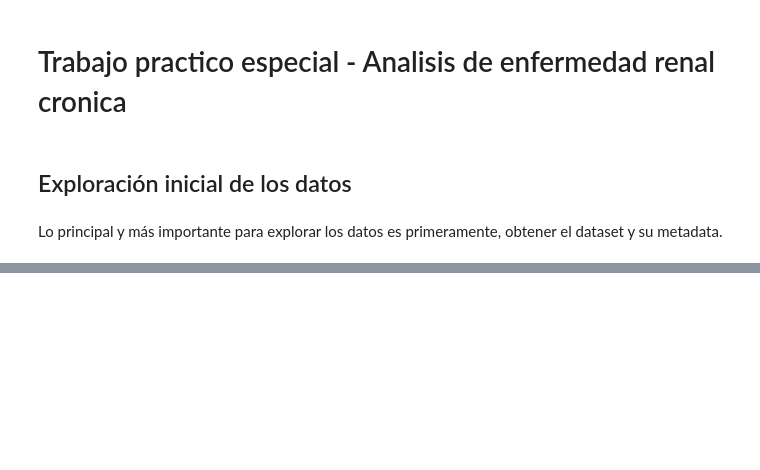
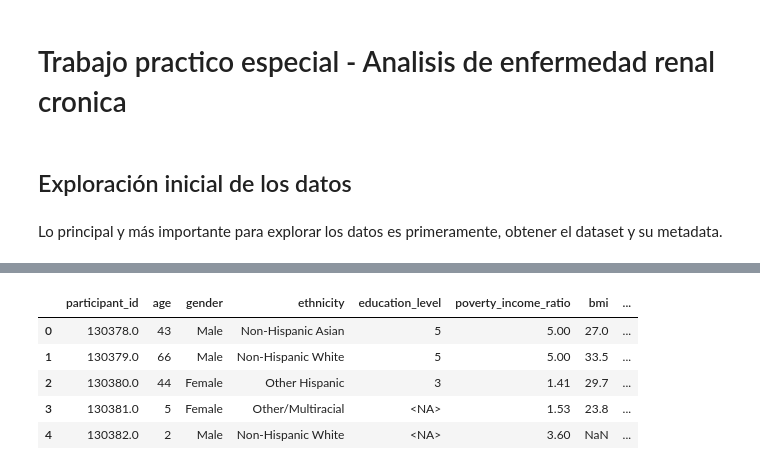
Before and after one commit to tomasgenco/TPE_C_DATOS, a Jupyter notebook: tpe_enfermedad_renal.ipynb, the cells around one changed output, grey strips where cells are left out. Cells and saved outputs as stored; diff of their text form; code cells hidden in the pictures; blank space fills up the shorter version.

```diff
--- a/tpe_enfermedad_renal.ipynb
+++ b/tpe_enfermedad_renal.ipynb
@@ -47,0 +92,22 @@ raw_dataset.head()
+# %%
+# Creamos una copia del DataFrame original para trabajar con él.
+df_limpio = df.copy()
+
+# Corregir las edades positivas extremadamente cercanas a cero.
+edades_cercanas_a_cero = (df["age"] > 0) & (df["age"] < 1e-10)
+df_limpio.loc[edades_cercanas_a_cero, "age"] = 0
+
+# Convertir los códigos y las edades a enteros, conservando nulos.
+for columna in ["age", "education_level", "diabetes_diagnosed", "current_smoker"]:
+    df_limpio[columna] = df_limpio[columna].astype("Int64")
+
+# Convertir las respuestas sí/no a booleanos.
+for columna in ["insulin_use", "diabetes_pills", "ever_smoked"]:
+    df_limpio[columna] = df_limpio[columna].replace({
+        1: True,
+        2: False,
+        7: pd.NA,
+        9: pd.NA
+    }).astype("boolean")
+
+df_limpio.dtypes
@@ -47,0 +132,9 @@ raw_dataset.head()
+# %%
+df_limpio.head()
+# %% [output]
+|  | participant_id | age | gender | ethnicity | education_level | poverty_income_ratio | bmi | ... |
+| 0 | 130378.0 | 43 | Male | Non-Hispanic Asian | 5 | 5.00 | 27.0 | ... |
+| 1 | 130379.0 | 66 | Male | Non-Hispanic White | 5 | 5.00 | 33.5 | ... |
+| 2 | 130380.0 | 44 | Female | Other Hispanic | 3 | 1.41 | 29.7 | ... |
+| 3 | 130381.0 | 5 | Female | Other/Multiracial | <NA> | 1.53 | 23.8 | ... |
+| 4 | 130382.0 | 2 | Male | Non-Hispanic White | <NA> | 3.60 | NaN | ... |
```
Also changed, not shown: parts of 6 cells of this notebook.
